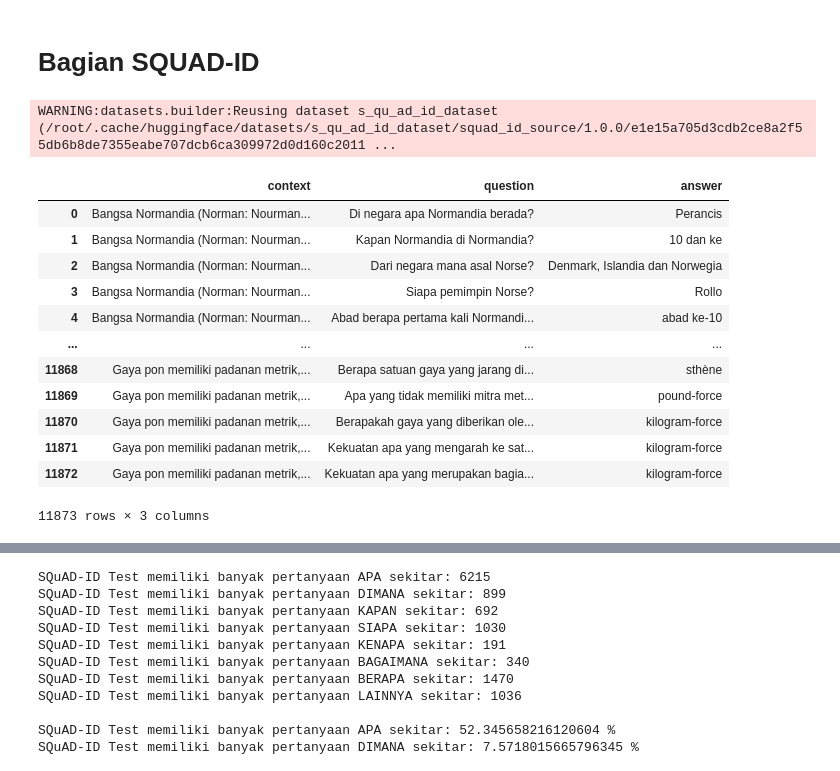
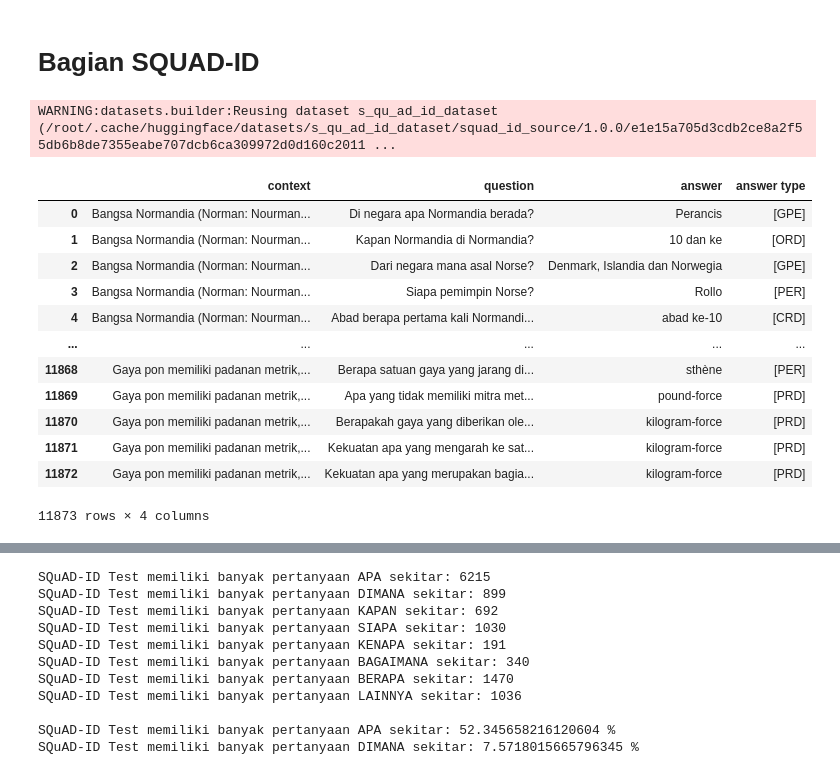
Before and after one commit to muhammadravi251001/qas-with-indonli, a Jupyter notebook: utilities/Reasoning and Answer Type.ipynb, the cells around one changed output, grey strips where cells are left out. Saved outputs shown, nothing was run; the diff lists cells and outputs as text; code cells hidden in the pictures.

Commit message:
add answer types EDA for SQuAD-ID

```diff
--- a/utilities/Reasoning and Answer Type.ipynb
+++ b/utilities/Reasoning and Answer Type.ipynb
@@ -1237,35 +1251,37 @@ Name: Reasoning Type, dtype: int64
 # %%
 conhelps = NusantaraConfigHelper()
 data_qas_id = conhelps.filtered(lambda x: 'squad_id' in x.dataset_name)[0].load_dataset()
 
 df_validation = pd.DataFrame(data_qas_id['validation'])
 
 cols = ['context', 'question', 'answer']
 new_df_val = pd.DataFrame(columns=cols)
 
 for i in tqdm(range(len(df_validation['context']))):
     new_df_val = new_df_val.append({'context': df_validation["context"][i],
                                     'question': df_validation["question"][i],
-                                    'answer': eval(df_validation["answer"][i][0])['text']},
+                                    'answer': eval(df_validation["answer"][i][0])['text'],
+                                    'answer type': assign_answer_types(answer=eval(df_validation["answer"][i][0])['text'])
+                                   },
                                 ignore_index=True)
 
 validation_dataset = Dataset.from_dict(new_df_val)
 
 data_qas_id_squad_id = DatasetDict({"validation": validation_dataset})
 data_qas_id_squad_id = pd.DataFrame(data_qas_id_squad_id['validation'])
 data_qas_id_squad_id
 # %% [output]
 WARNING:datasets.builder:Reusing dataset s_qu_ad_id_dataset (/root/.cache/huggingface/datasets/s_qu_ad_id_dataset/squad_id_source/1.0.0/e1e15a705d3cdb2ce8a2f55db6b8de7355eabe707dcb6ca309972d0d160c2011 ...
-|  | context | question | answer |
-| 0 | Bangsa Normandia (Norman: Nourman... | Di negara apa Normandia berada? | Perancis |
-| 1 | Bangsa Normandia (Norman: Nourman... | Kapan Normandia di Normandia? | 10 dan ke |
-| 2 | Bangsa Normandia (Norman: Nourman... | Dari negara mana asal Norse? | Denmark, Islandia dan Norwegia |
-| 3 | Bangsa Normandia (Norman: Nourman... | Siapa pemimpin Norse? | Rollo |
-| 4 | Bangsa Normandia (Norman: Nourman... | Abad berapa pertama kali Normandi... | abad ke-10 |
-| ... | ... | ... | ... |
-| 11868 | Gaya pon memiliki padanan metrik,... | Berapa satuan gaya yang jarang di... | sthène |
-| 11869 | Gaya pon memiliki padanan metrik,... | Apa yang tidak memiliki mitra met... | pound-force |
-| 11870 | Gaya pon memiliki padanan metrik,... | Berapakah gaya yang diberikan ole... | kilogram-force |
-| 11871 | Gaya pon memiliki padanan metrik,... | Kekuatan apa yang mengarah ke sat... | kilogram-force |
-| 11872 | Gaya pon memiliki padanan metrik,... | Kekuatan apa yang merupakan bagia... | kilogram-force |
+|  | context | question | answer | answer type |
+| 0 | Bangsa Normandia (Norman: Nourman... | Di negara apa Normandia berada? | Perancis | [GPE] |
+| 1 | Bangsa Normandia (Norman: Nourman... | Kapan Normandia di Normandia? | 10 dan ke | [ORD] |
+| 2 | Bangsa Normandia (Norman: Nourman... | Dari negara mana asal Norse? | Denmark, Islandia dan Norwegia | [GPE] |
+| 3 | Bangsa Normandia (Norman: Nourman... | Siapa pemimpin Norse? | Rollo | [PER] |
+| 4 | Bangsa Normandia (Norman: Nourman... | Abad berapa pertama kali Normandi... | abad ke-10 | [CRD] |
+| ... | ... | ... | ... | ... |
+| 11868 | Gaya pon memiliki padanan metrik,... | Berapa satuan gaya yang jarang di... | sthène | [PER] |
+| 11869 | Gaya pon memiliki padanan metrik,... | Apa yang tidak memiliki mitra met... | pound-force | [PRD] |
+| 11870 | Gaya pon memiliki padanan metrik,... | Berapakah gaya yang diberikan ole... | kilogram-force | [PRD] |
+| 11871 | Gaya pon memiliki padanan metrik,... | Kekuatan apa yang mengarah ke sat... | kilogram-force | [PRD] |
+| 11872 | Gaya pon memiliki padanan metrik,... | Kekuatan apa yang merupakan bagia... | kilogram-force | [PRD] |
-11873 rows × 3 columns
+11873 rows × 4 columns
```
Also changed, not shown: parts of 10 cells of this notebook.
